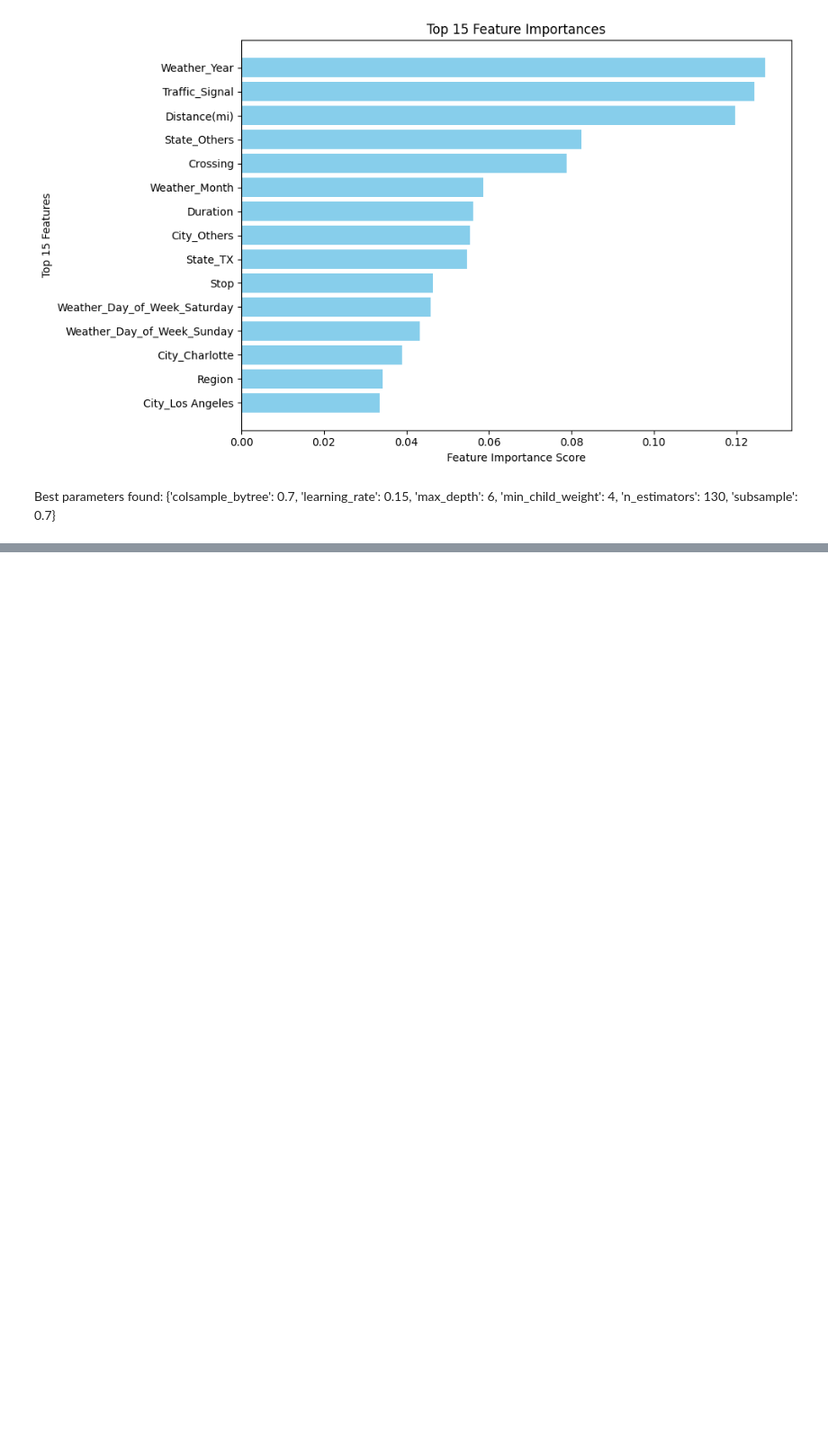
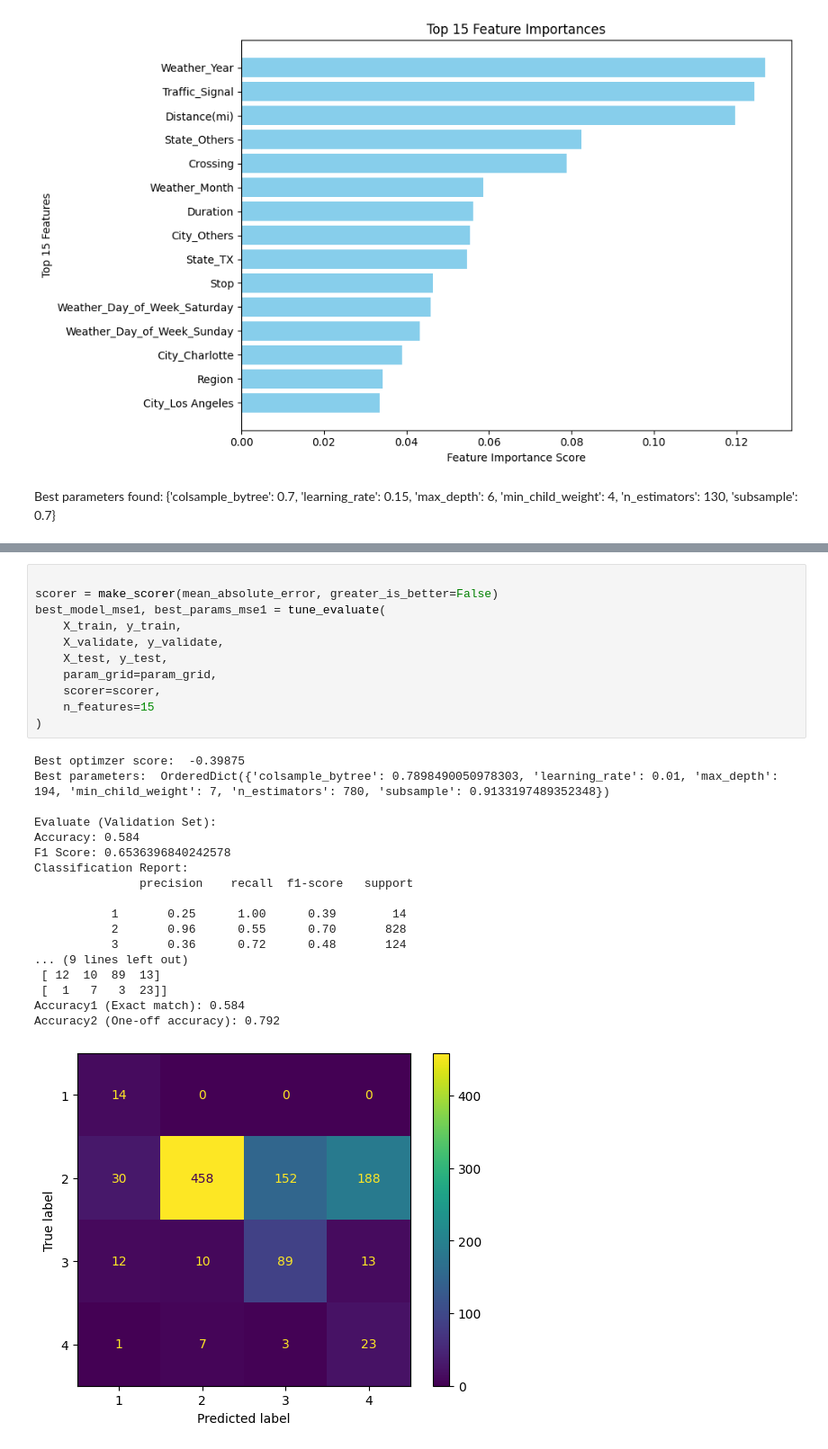
Before and after one commit to win-laeyee/traffic_accident_severity_prediction, a Jupyter notebook: notebooks/models/xgboost_improved.ipynb, the cells around one changed output, grey strips where cells are left out. Shown at 90% size. Saved outputs shown, nothing was run; the diff lists cells and outputs as text; blank space fills up the shorter version.

```diff
--- a/notebooks/models/xgboost_improved.ipynb
+++ b/notebooks/models/xgboost_improved.ipynb
@@ -586,0 +748,30 @@ Best parameters found:  {'colsample_bytree': 0.7, 'learning_rate': 0.15, 'max_de
+# %%
+
+scorer = make_scorer(mean_absolute_error, greater_is_better=False)
+best_model_mse1, best_params_mse1 = tune_evaluate(
+    X_train, y_train,
+    X_validate, y_validate,
+    X_test, y_test,
+    param_grid=param_grid,
+    scorer=scorer,
+    n_features=15
+)
+# %% [output]
+Best optimzer score:  -0.39875
+Best parameters:  OrderedDict({'colsample_bytree': 0.7898490050978303, 'learning_rate': 0.01, 'max_depth': 194, 'min_child_weight': 7, 'n_estimators': 780, 'subsample': 0.9133197489352348})
+
+Evaluate (Validation Set):
+Accuracy: 0.584
+F1 Score: 0.6536396840242578
+Classification Report:
+               precision    recall  f1-score   support
+
+           1       0.25      1.00      0.39        14
+           2       0.96      0.55      0.70       828
+           3       0.36      0.72      0.48       124
+... (9 lines left out)
+ [ 12  10  89  13]
+ [  1   7   3  23]]
+Accuracy1 (Exact match): 0.584
+Accuracy2 (One-off accuracy): 0.792
+[figure, added]
```
Also changed, not shown: parts of 9 cells of this notebook, 1 other file.
